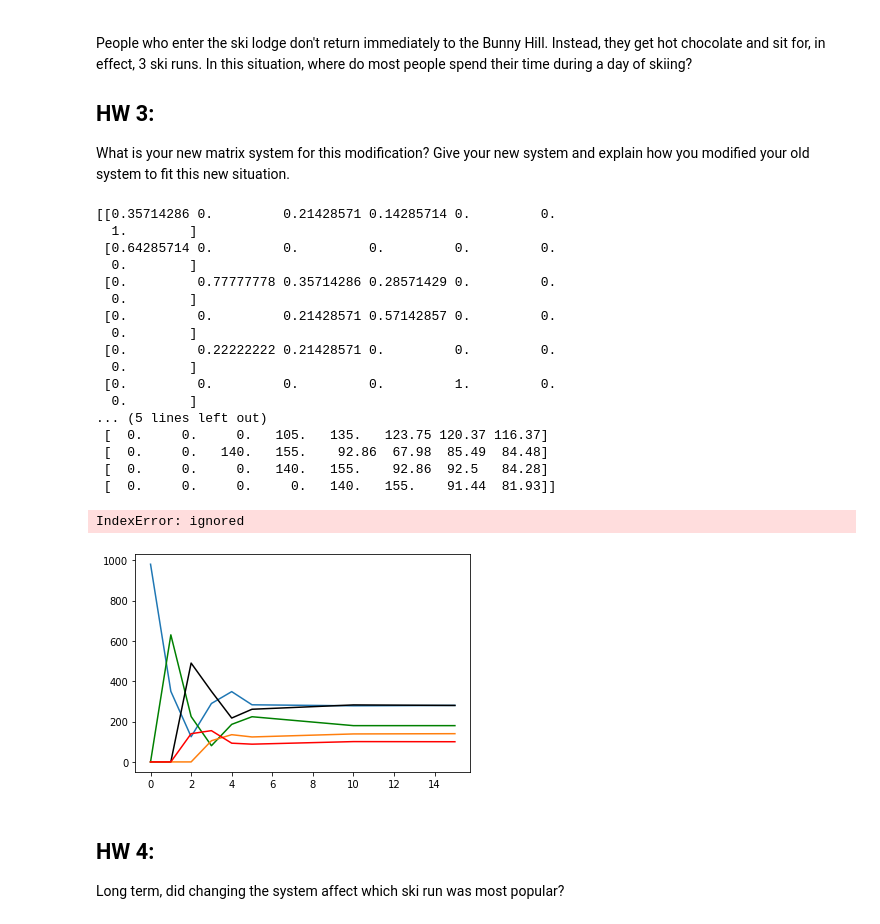
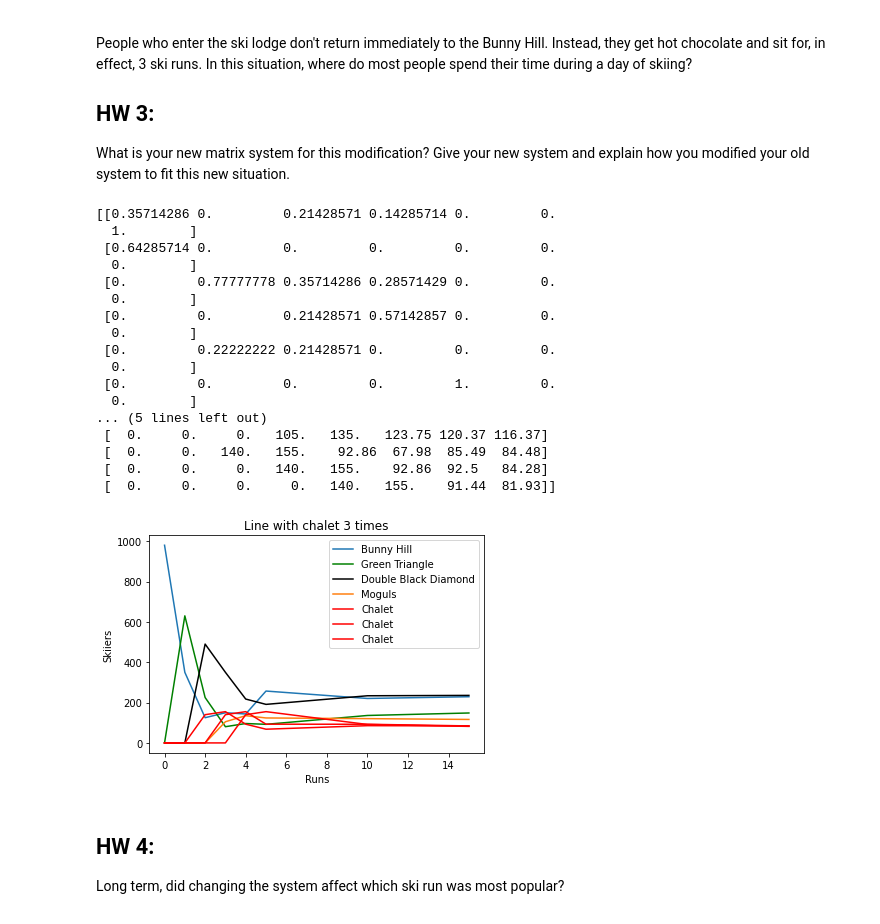
Before and after one commit to j-ahles/s-23-math242, a Jupyter notebook: Copy_of_The_Ski_Hill_Transition_Matrices_and_Markov_Chains.ipynb, the cells around one changed output. Saved outputs shown, nothing was run; the diff lists cells and outputs as text; code cells hidden in the pictures.

```diff
--- a/Copy_of_The_Ski_Hill_Transition_Matrices_and_Markov_Chains.ipynb
+++ b/Copy_of_The_Ski_Hill_Transition_Matrices_and_Markov_Chains.ipynb
@@ -237,64 +237,63 @@ People who enter the ski lodge don't return immediately to the Bunny Hill. Inste
 What is your new matrix system for this modification?  Give your new system and explain how you modified your old system to fit this new situation.
 # %%
  # create the matrix M:
-M_c3 = np.matrix([[5/14,    0, 3/14, 2/14, 0, 0, 1],
-               [  9/14,    0,    0,    0, 0, 0, 0],
-               [     0,  7/9, 5/14, 4/14, 0, 0, 0],
-               [     0,    0, 3/14, 8/14, 0, 0, 0],
-               [     0,  2/9, 3/14,    0, 0, 0, 0],
-               [     0,    0,    0,    0, 1, 0, 0],
-               [     0,    0,    0,    0, 0, 1, 0]])
+Mc3 = np.matrix([[ 5/14,    0, 3/14, 2/14, 0, 0, 1],
+               [   9/14,    0,    0,    0, 0, 0, 0],
+               [      0,  7/9, 5/14, 4/14, 0, 0, 0],
+               [      0,    0, 3/14, 8/14, 0, 0, 0],
+               [      0,  2/9, 3/14,    0, 0, 0, 0],
+               [      0,    0,    0,    0, 1, 0, 0],
+               [      0,    0,    0,    0, 0, 1, 0]])
 
 
 c3 = np.matrix([[980], [0], [0], [0], [0], [0], [0]])
 
-print(M_c3)
+print(Mc3)
 
-C3 = np.c_[c3, M_c3*c3, M_c3**2 * c3, M_c3**3 * c3, M_c3**4 * c3, M_c3**5 * c3, M_c3**10 * c3, M_c3**15 * c3]
+C3 = np.c_[c3, Mc3*c3, Mc3**2 * c3, Mc3**3 * c3, Mc3**4 * c3, Mc3**5 * c3, Mc3**10 * c3, Mc3**15 * c3]
 
 #print out the X matrix, rounding the entries to 2 decimal places
 print(C3.round(2))
 
 
 c  = [0, 1, 2, 3, 4, 5, 10, 15]
-plt.plot(c, np.array(C[0])[0], label="Bunny Hill")
-plt.plot(c, np.array(C[1])[0], color="green", label="Green Triangle")
-plt.plot(c, np.array(C[2])[0], color="black", label="Double Black Diamond")
-plt.plot(c, np.array(C[3])[0], label="Moguls")
-plt.plot(c, np.array(C[4])[0], color="red", label="Chalet")
-plt.plot(c, np.array(C[5])[0], color="red", label="Chalet")
-plt.plot(c, np.array(C[6])[0], color="red", label="Chalet")
+plt.plot(c, np.array(C3[0])[0], label="Bunny Hill")
+plt.plot(c, np.array(C3[1])[0], color="green", label="Green Triangle")
+plt.plot(c, np.array(C3[2])[0], color="black", label="Double Black Diamond")
+plt.plot(c, np.array(C3[3])[0], label="Moguls")
+plt.plot(c, np.array(C3[4])[0], color="red", label="Chalet")
+plt.plot(c, np.array(C3[5])[0], color="red", label="Chalet")
+plt.plot(c, np.array(C3[6])[0], color="red", label="Chalet")
 plt.plot()
 
 plt.xlabel("Runs")  # Update this label
 plt.ylabel("Skiiers")  # Update this label
 plt.title("Line with chalet 3 times")  # Update the title
 plt.legend()
 plt.show()
 
 #plt.plot(c, (np.array(C[4] + C[5] + C[6])[0]), color="red", label="Chalet")
 #TC = (np.array(C[4])[0]) + (np.array(C[5])[0]) + (np.array(C[6])[0])
 #print(TC)
 # %% [output]
 [[0.35714286 0.         0.21428571 0.14285714 0.         0.
   1.        ]
  [0.64285714 0.         0.         0.         0.         0.
   0.        ]
  [0.         0.77777778 0.35714286 0.28571429 0.         0.
   0.        ]
  [0.         0.         0.21428571 0.57142857 0.         0.
   0.        ]
  [0.         0.22222222 0.21428571 0.         0.         0.
   0.        ]
  [0.         0.         0.         0.         1.         0.
   0.        ]
 ... (5 lines left out)
  [  0.     0.     0.   105.   135.   123.75 120.37 116.37]
  [  0.     0.   140.   155.    92.86  67.98  85.49  84.48]
  [  0.     0.     0.   140.   155.    92.86  92.5   84.28]
  [  0.     0.     0.     0.   140.   155.    91.44  81.93]]
-IndexError: ignored
-[figure, old version]
+[figure, new version]
 # %% [markdown]
 ## HW 4:
 
```
